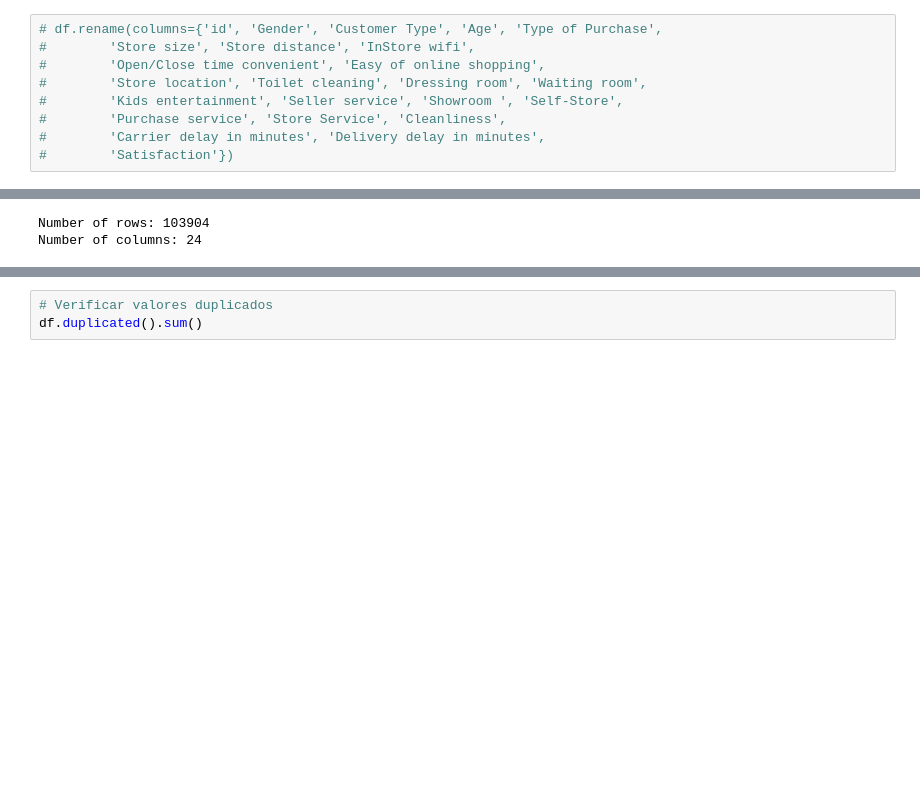
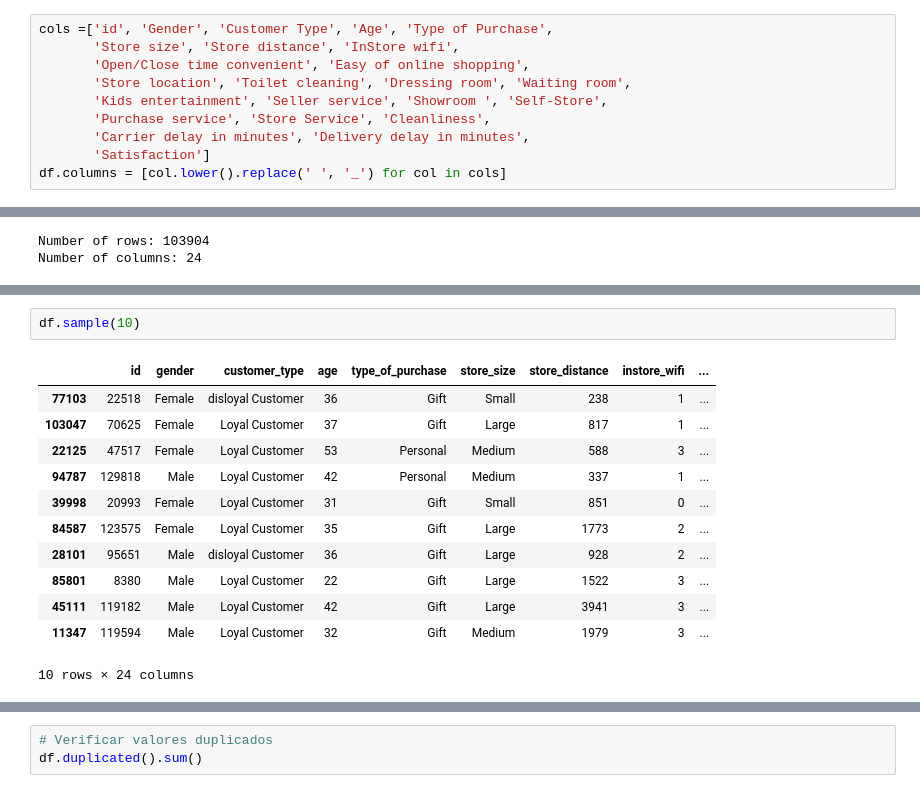
Before and after one commit to HallanMiranda/InStyle_Net_Promoter_Score, a Jupyter notebook: ciclo01.ipynb, the cells around one changed output, grey strips where cells are left out. Saved outputs shown, nothing was run; the diff lists cells and outputs as text; blank space fills up the shorter version.

```diff
--- a/ciclo01.ipynb
+++ b/ciclo01.ipynb
@@ -189,10 +225,11 @@ num_attributes.hist( bins= 100);
 # %%
-# df.rename(columns={'id', 'Gender', 'Customer Type', 'Age', 'Type of Purchase',
-#        'Store size', 'Store distance', 'InStore wifi',
-#        'Open/Close time convenient', 'Easy of online shopping',
-#        'Store location', 'Toilet cleaning', 'Dressing room', 'Waiting room',
-#        'Kids entertainment', 'Seller service', 'Showroom ', 'Self-Store',
-#        'Purchase service', 'Store Service', 'Cleanliness',
-#        'Carrier delay in minutes', 'Delivery delay in minutes',
-#        'Satisfaction'})
+cols =['id', 'Gender', 'Customer Type', 'Age', 'Type of Purchase',
+       'Store size', 'Store distance', 'InStore wifi',
+       'Open/Close time convenient', 'Easy of online shopping',
+       'Store location', 'Toilet cleaning', 'Dressing room', 'Waiting room',
+       'Kids entertainment', 'Seller service', 'Showroom ', 'Self-Store',
+       'Purchase service', 'Store Service', 'Cleanliness',
+       'Carrier delay in minutes', 'Delivery delay in minutes',
+       'Satisfaction']
+df.columns = [col.lower().replace(' ', '_') for col in cols]
 # %% [markdown]
@@ -257,3 +308,18 @@ df['Delivery delay in minutes'] = df['Delivery delay in minutes'].apply(
+# %%
+df.sample(10)
+# %% [output]
+|  | id | gender | customer_type | age | type_of_purchase | store_size | store_distance | instore_wifi | ... |
+| 77103 | 22518 | Female | disloyal Customer | 36 | Gift | Small | 238 | 1 | ... |
+| 103047 | 70625 | Female | Loyal Customer | 37 | Gift | Large | 817 | 1 | ... |
+| 22125 | 47517 | Female | Loyal Customer | 53 | Personal | Medium | 588 | 3 | ... |
+| 94787 | 129818 | Male | Loyal Customer | 42 | Personal | Medium | 337 | 1 | ... |
+| 39998 | 20993 | Female | Loyal Customer | 31 | Gift | Small | 851 | 0 | ... |
+| 84587 | 123575 | Female | Loyal Customer | 35 | Gift | Large | 1773 | 2 | ... |
+| 28101 | 95651 | Male | disloyal Customer | 36 | Gift | Large | 928 | 2 | ... |
+| 85801 | 8380 | Male | Loyal Customer | 22 | Gift | Large | 1522 | 3 | ... |
+| 45111 | 119182 | Male | Loyal Customer | 42 | Gift | Large | 3941 | 3 | ... |
+| 11347 | 119594 | Male | Loyal Customer | 32 | Gift | Medium | 1979 | 3 | ... |
+10 rows × 24 columns
 # %%
 df.isna().sum()
 # %% [output]
```
Also changed, not shown: parts of 79 cells of this notebook, 4 other files.
